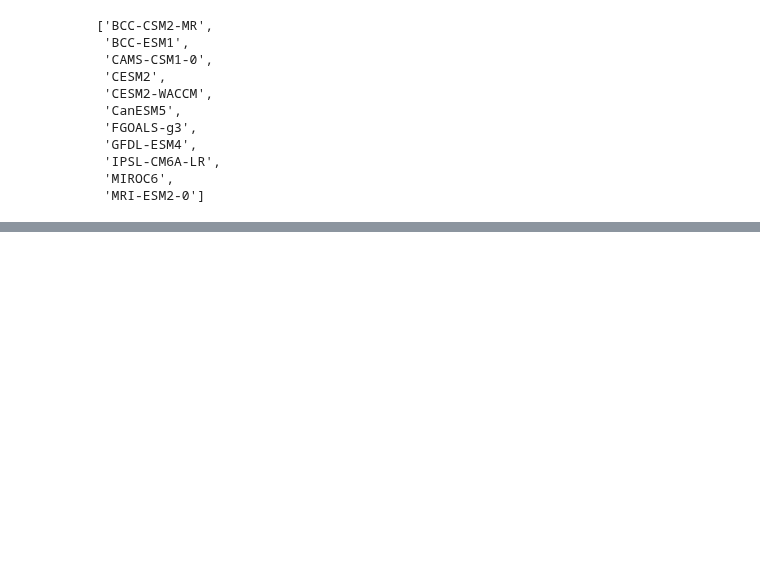
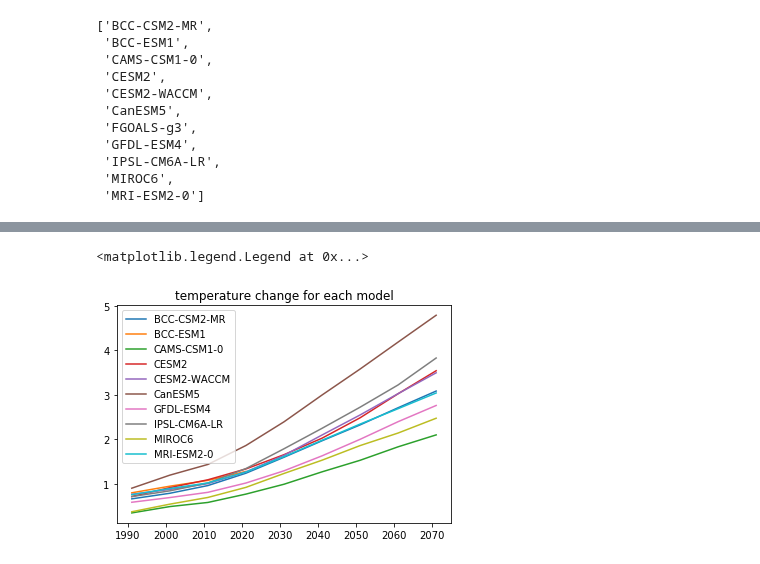
Before and after one commit to apendergrass/cmip6hack-precip, a Jupyter notebook: notebooks/mean_var_calcs.ipynb, the cells around one changed output, grey strips where cells are left out. Saved outputs shown, nothing was run; the diff lists cells and outputs as text; code cells hidden in the pictures; blank space fills up the shorter version.

```diff
--- a/notebooks/mean_var_calcs.ipynb
+++ b/notebooks/mean_var_calcs.ipynb
@@ -282,2 +274,9 @@ for model in tresults_dict:
+# %%
+plt.plot(tresults_new)
+plt.title('temperature change for each model')
+plt.legend(tresults_new.columns)
+# %% [output]
+<matplotlib.legend.Legend at 0x...>
+[figure, added]
 # %%
 # PRECIP
```
Also changed, not shown: parts of 22 cells of this notebook.
